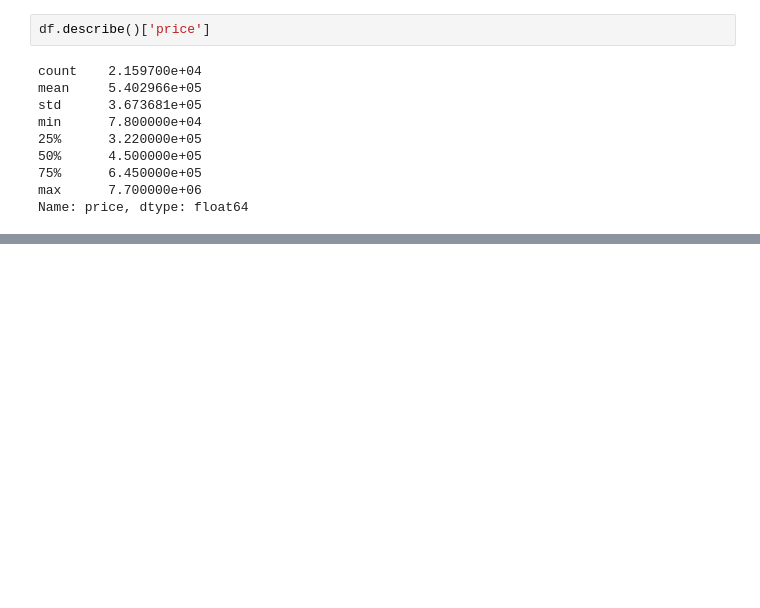
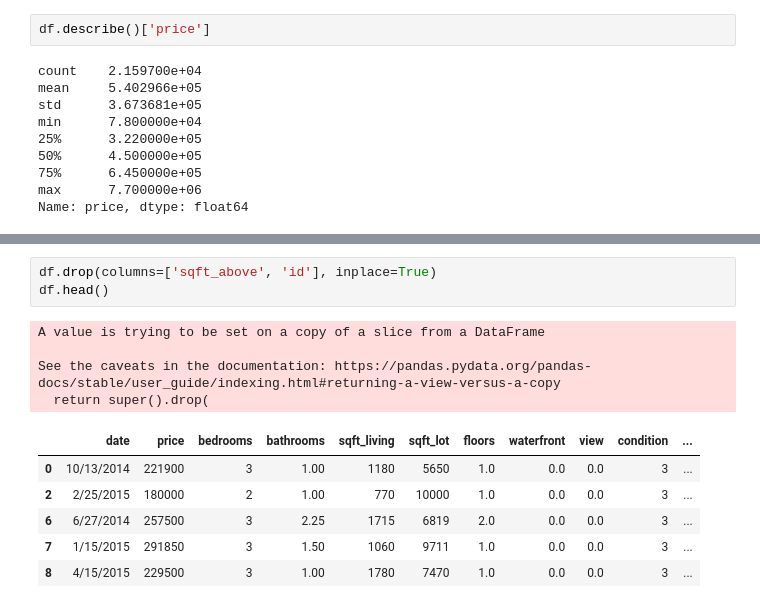
Before and after one commit to asval211/king_county_housing_data, a Jupyter notebook: notebooks/exploratory/Alex/lower_subset.ipynb, the cells around one changed output, grey strips where cells are left out. Saved outputs shown, nothing was run; the diff lists cells and outputs as text; blank space fills up the shorter version.

```diff
--- a/notebooks/exploratory/Alex/lower_subset.ipynb
+++ b/notebooks/exploratory/Alex/lower_subset.ipynb
@@ -130,3 +131,17 @@ df
 | 21569 | 3832050760 | 8/28/2014 | 270000 | 3 | 2.50 | 1870 | 5000 | 2.0 | 0.0 | 0.0 | ... |
 | 21586 | 844000965 | 6/26/2014 | 224000 | 3 | 1.75 | 1500 | 11968 | 1.0 | 0.0 | 0.0 | ... |
 5406 rows × 21 columns
+# %%
+df.drop(columns=['sqft_above', 'id'], inplace=True)
+df.head()
+# %% [output]
+A value is trying to be set on a copy of a slice from a DataFrame
+
+See the caveats in the documentation: https://pandas.pydata.org/pandas-docs/stable/user_guide/indexing.html#returning-a-view-versus-a-copy
+  return super().drop(
+|  | date | price | bedrooms | bathrooms | sqft_living | sqft_lot | floors | waterfront | view | condition | ... |
+| 0 | 10/13/2014 | 221900 | 3 | 1.00 | 1180 | 5650 | 1.0 | 0.0 | 0.0 | 3 | ... |
+| 2 | 2/25/2015 | 180000 | 2 | 1.00 | 770 | 10000 | 1.0 | 0.0 | 0.0 | 3 | ... |
+| 6 | 6/27/2014 | 257500 | 3 | 2.25 | 1715 | 6819 | 2.0 | 0.0 | 0.0 | 3 | ... |
+| 7 | 1/15/2015 | 291850 | 3 | 1.50 | 1060 | 9711 | 1.0 | 0.0 | 0.0 | 3 | ... |
+| 8 | 4/15/2015 | 229500 | 3 | 1.00 | 1780 | 7470 | 1.0 | 0.0 | 0.0 | 3 | ... |
```
Also changed, not shown: parts of 2 cells of this notebook.
